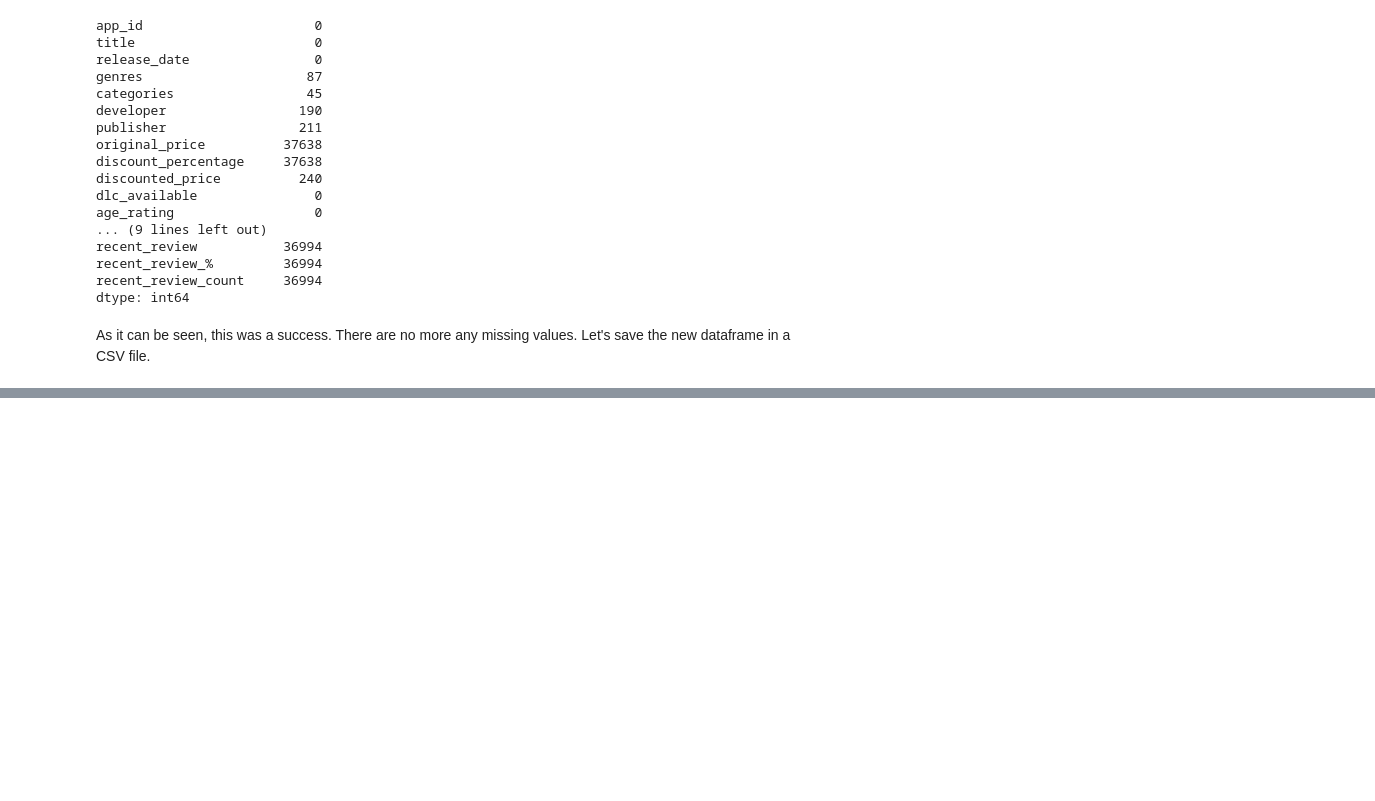
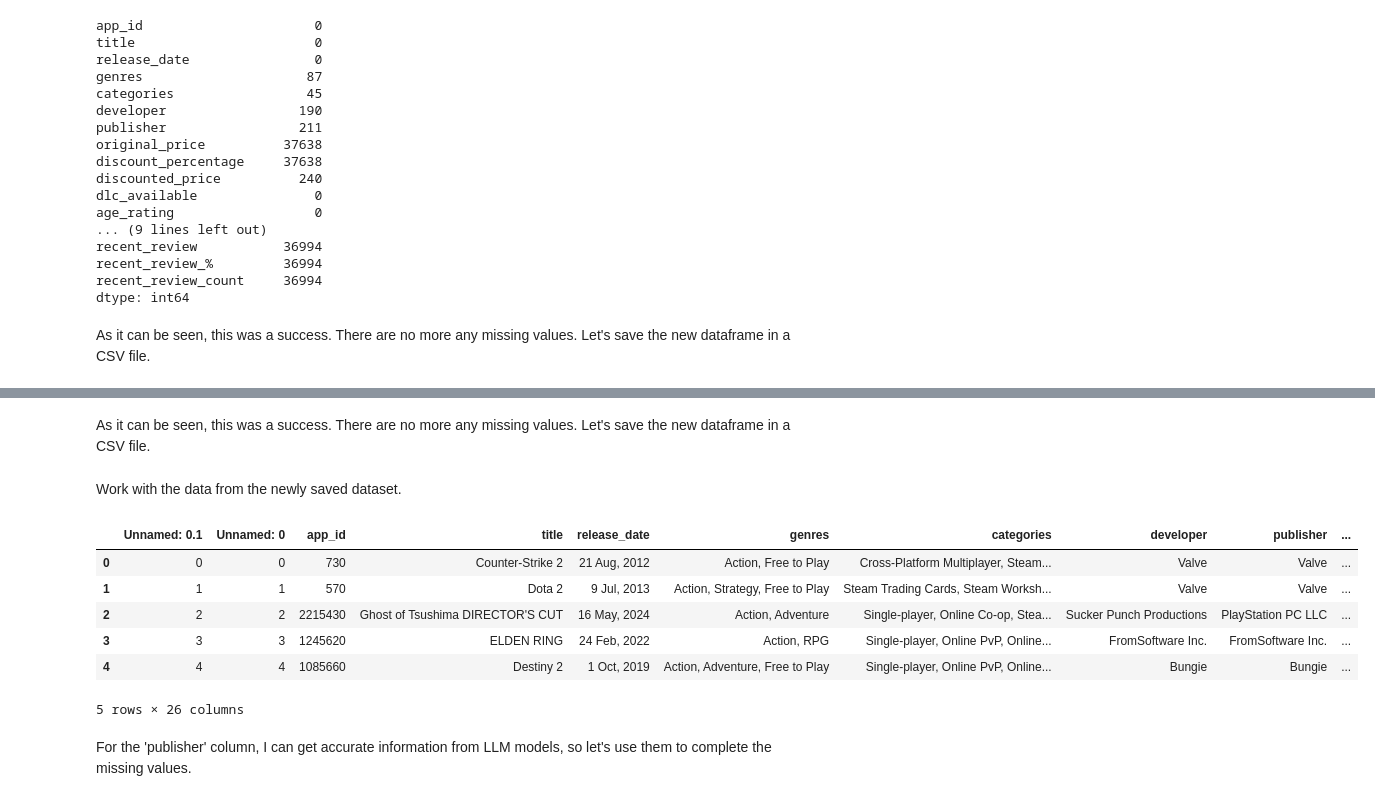
Before and after one commit to MihaelaCatan04/Sigmoid-Examination, a Jupyter notebook: Notebooks/Sigmoid_Exam_Part_1.ipynb, the cells around one changed output, grey strips where cells are left out. Cells and saved outputs as stored; diff of their text form; code cells hidden in the pictures; blank space fills up the shorter version.

```diff
--- a/Notebooks/Sigmoid_Exam_Part_1.ipynb
+++ b/Notebooks/Sigmoid_Exam_Part_1.ipynb
@@ -326,0 +444,2 @@ data.to_csv('data_v1.csv')
+# %% [markdown]
+As it can be seen, this was a success. There are no more any missing values. Let's save the new dataframe in a CSV file.
@@ -326,0 +448,15 @@ data.to_csv('data_v1.csv')
+# %% [markdown]
+Work with the data from the newly saved dataset.
+# %%
+data = pd.read_csv('/content/data_v2.csv')
+data.head()
+# %% [output]
+|  | Unnamed: 0.1 | Unnamed: 0 | app_id | title | release_date | genres | categories | developer | publisher | ... |
+| 0 | 0 | 0 | 730 | Counter-Strike 2 | 21 Aug, 2012 | Action, Free to Play | Cross-Platform Multiplayer, Steam... | Valve | Valve | ... |
+| 1 | 1 | 1 | 570 | Dota 2 | 9 Jul, 2013 | Action, Strategy, Free to Play | Steam Trading Cards, Steam Worksh... | Valve | Valve | ... |
+| 2 | 2 | 2 | 2215430 | Ghost of Tsushima DIRECTOR'S CUT | 16 May, 2024 | Action, Adventure | Single-player, Online Co-op, Stea... | Sucker Punch Productions | PlayStation PC LLC | ... |
+| 3 | 3 | 3 | 1245620 | ELDEN RING | 24 Feb, 2022 | Action, RPG | Single-player, Online PvP, Online... | FromSoftware Inc. | FromSoftware Inc. | ... |
+| 4 | 4 | 4 | 1085660 | Destiny 2 | 1 Oct, 2019 | Action, Adventure, Free to Play | Single-player, Online PvP, Online... | Bungie | Bungie | ... |
+5 rows × 26 columns
+# %% [markdown]
+For the 'publisher' column, I can get accurate information from LLM models, so let's use them to complete the missing values.
```
Also changed, not shown: parts of 52 cells of this notebook.
